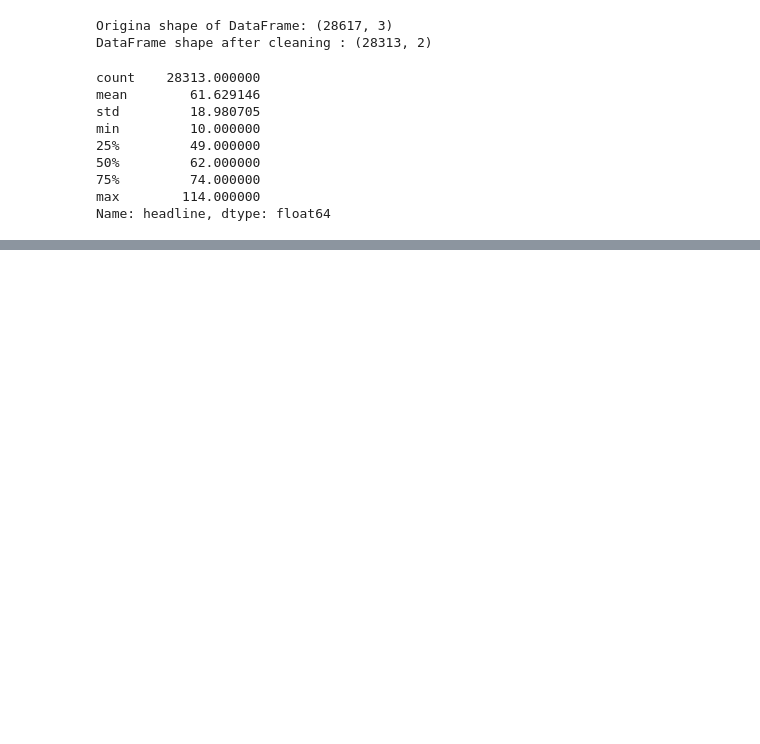
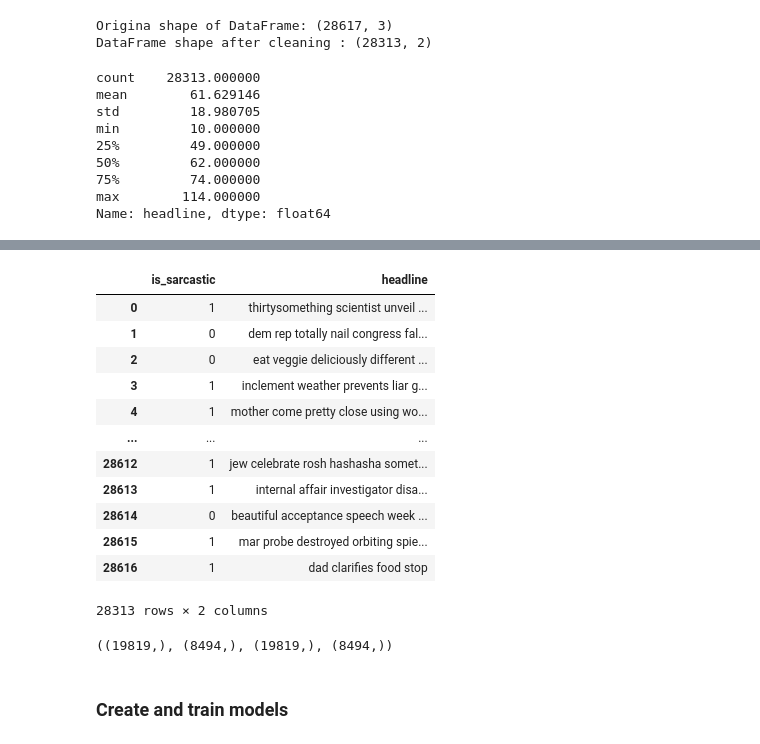
Before and after one commit to navti/MLProjects, a Jupyter notebook: sarcasm_detection/sarcasm.ipynb, the cells around one changed output, grey strips where cells are left out. Cells and saved outputs as stored; diff of their text form; code cells hidden in the pictures; blank space fills up the shorter version.

Commit message:
Prepare data. Train and evaluate models.

```diff
--- a/sarcasm_detection/sarcasm.ipynb
+++ b/sarcasm_detection/sarcasm.ipynb
@@ -122,0 +131,18 @@ Name: headline, dtype: float64
+# %%
+nltk.download('punkt_tab')
+nltk.download('wordnet')
+nltk.download('stopwords')
+
+# Initialize the lemmatizer and get the list of stop words
+lemmatizer = WordNetLemmatizer()
+stop_words = set(stopwords.words('english'))
+
+# Function for tokenization, stop word removal and lemmatization
+def preprocess_text(text):
+    # Remove special characters
+    text = re.sub(r'[^a-zA-Z\s]', '', text) # Keep only letters and spaces
+    # Tokenization
+    tokens = word_tokenize(text.lower()) # Convert to lower case
+    # Remove stop words and lemmatization
+    cleaned_tokens = [lemmatizer.lemmatize(token) for token in tokens if token not in stop_words]
+    return ' '.join(cleaned_tokens)
@@ -122,0 +156,26 @@ Name: headline, dtype: float64
+# %%
+df_prepared = df_cleaned.copy()
+df_prepared['headline'] = df_cleaned['headline'].apply(preprocess_text)
+
+df_prepared
+# %% [output]
+|  | is_sarcastic | headline |
+| 0 | 1 | thirtysomething scientist unveil ... |
+| 1 | 0 | dem rep totally nail congress fal... |
+| 2 | 0 | eat veggie deliciously different ... |
+| 3 | 1 | inclement weather prevents liar g... |
+| 4 | 1 | mother come pretty close using wo... |
+| ... | ... | ... |
+| 28612 | 1 | jew celebrate rosh hashasha somet... |
+| 28613 | 1 | internal affair investigator disa... |
+| 28614 | 0 | beautiful acceptance speech week ... |
+| 28615 | 1 | mar probe destroyed orbiting spie... |
+| 28616 | 1 | dad clarifies food stop |
+28313 rows × 2 columns
+# %%
+X_train, X_test, y_train, y_test = train_test_split(df_prepared['headline'], df_prepared['is_sarcastic'], test_size=0.3, random_state=42)
+X_train.shape, X_test.shape, y_train.shape, y_test.shape
+# %% [output]
+((19819,), (8494,), (19819,), (8494,))
+# %% [markdown]
+### Create and train models
```
Also changed, not shown: parts of 8 cells of this notebook.
